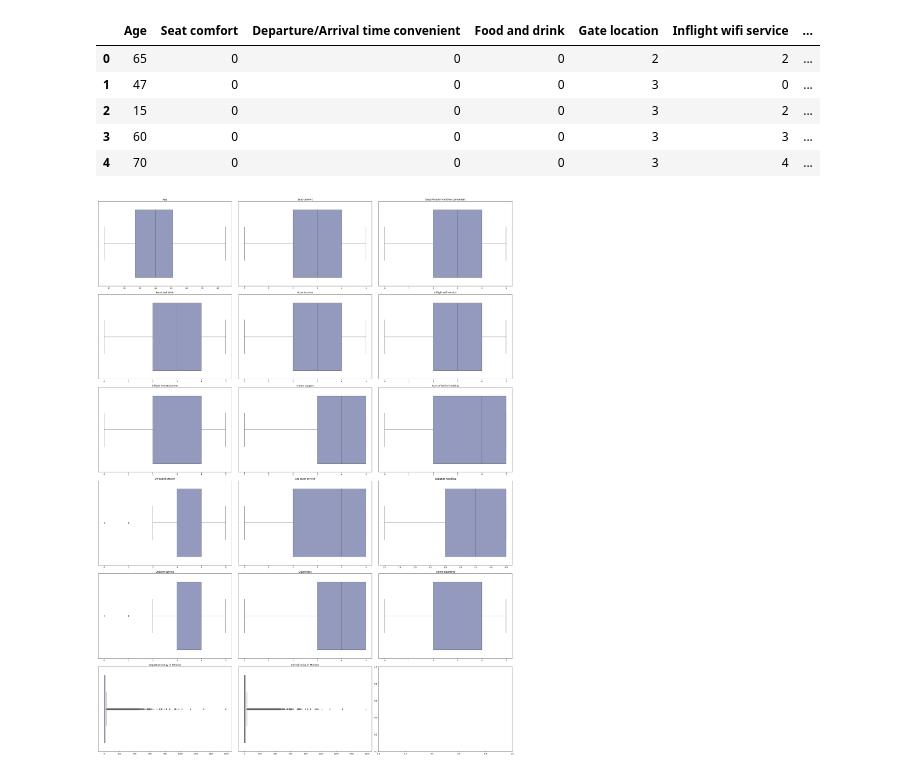
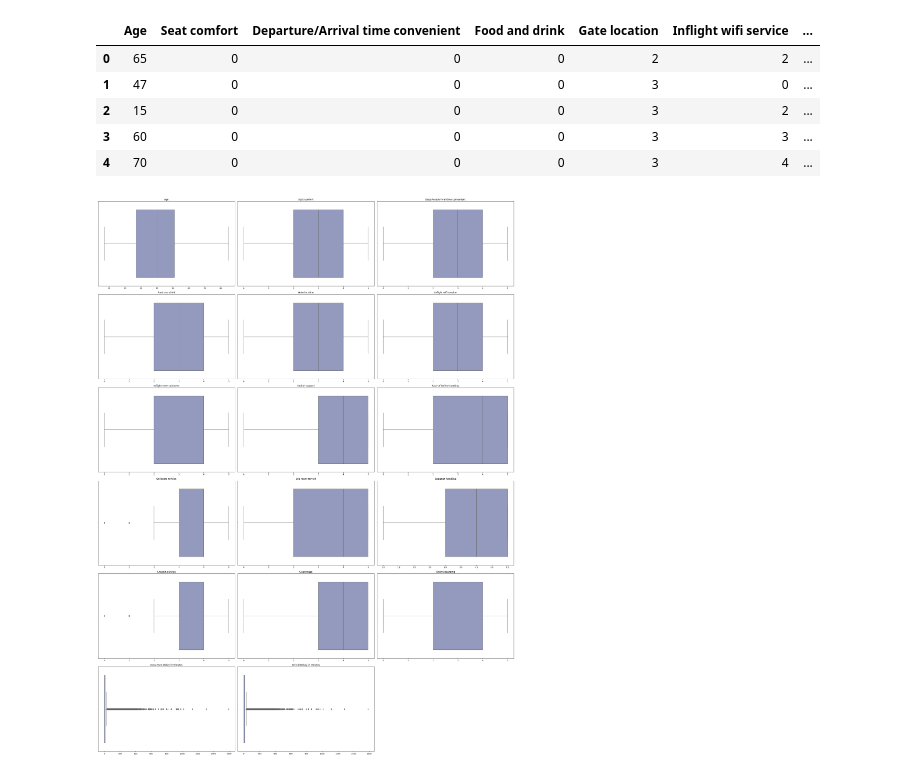
Before and after one commit to Adalab/DA-promo-c-modulo-3-sprint-1-AnaG-Laura, a Jupyter notebook: Regresión Logística/Lección-1-EDA.ipynb, the cells around one changed output. Saved outputs shown, nothing was run; the diff lists cells and outputs as text; code cells hidden in the pictures.

```diff
--- a/Regresión Logística/Lección-1-EDA.ipynb
+++ b/Regresión Logística/Lección-1-EDA.ipynb
@@ -436,11 +444,13 @@ Name: satisfaction, dtype: int64
 # %%
+#Visualizamos los outliers en el df de los vuelos lagos
+
 fig, axes = plt.subplots(6, 3, figsize=(30,40))
 
 axes = axes.flat
 
 for indice, cate in enumerate(df_num):
 
-    sns.boxplot(x = df_retraso[cate], data = df_retraso, ax=axes[indice], palette = "BuPu"); # para trazar una línea de densidad
+    sns.boxplot(x = df_largos[cate], data = df_largos, ax=axes[indice], palette = "BuPu"); # para trazar una línea de densidad
 
     axes[indice].set_title(cate)
     axes[indice].set_xlabel("")
@@ -453,13 +460,0 @@ Hacemos tambien separacion con el numero de minutos de retraso con los que ha de
-# %%
-fig, axes = plt.subplots(6, 3, figsize=(30,40))
-
-axes = axes.flat
-
-for indice, cate in enumerate(df_num):
-
-    sns.boxplot(x = df_largos[cate], data = df_largos, ax=axes[indice], palette = "BuPu"); # para trazar una línea de densidad
-
-    axes[indice].set_title(cate)
-    axes[indice].set_xlabel("")
-
-fig.tight_layout();
@@ -521,18 +517,21 @@ df_num2.head()
 | 3 | 60 | 0 | 0 | 0 | 3 | 3 | ... |
 | 4 | 70 | 0 | 0 | 0 | 3 | 4 | ... |
 # %%
+#comprobamos outliers del nuevo df
+
 fig, axes = plt.subplots(6, 3, figsize=(30,40))
 
 axes = axes.flat
 
 
 for indice, cate in enumerate(df_num2):
 
     sns.boxplot(x = df2[cate], data = df2, ax=axes[indice], palette = "BuPu"); # para trazar una línea de densidad
 
     axes[indice].set_title(cate)
     axes[indice].set_xlabel("")
 
+fig.delaxes(axes[-1])
 fig.tight_layout();
 # %% [output]
-[figure, old version]
+[figure, new version]
```
Also changed, not shown: parts of 43 cells of this notebook, 6 other files.
